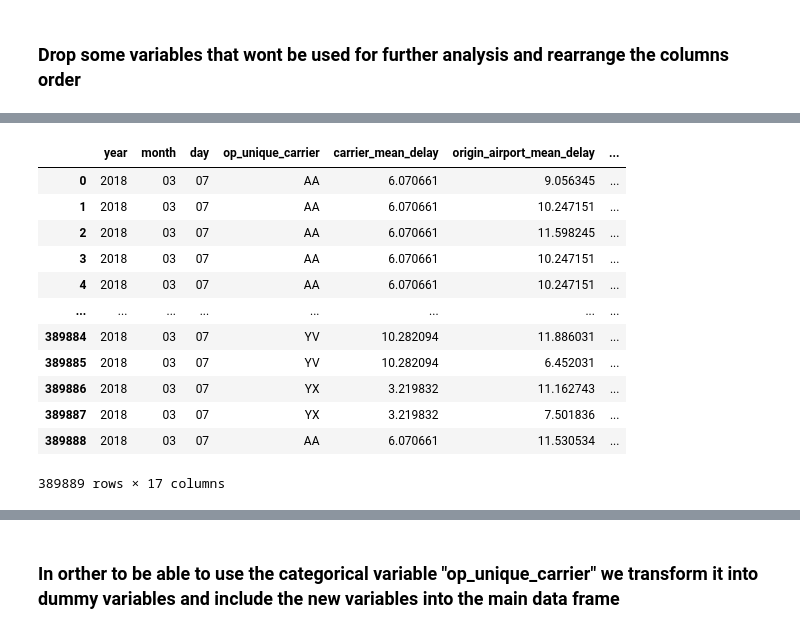
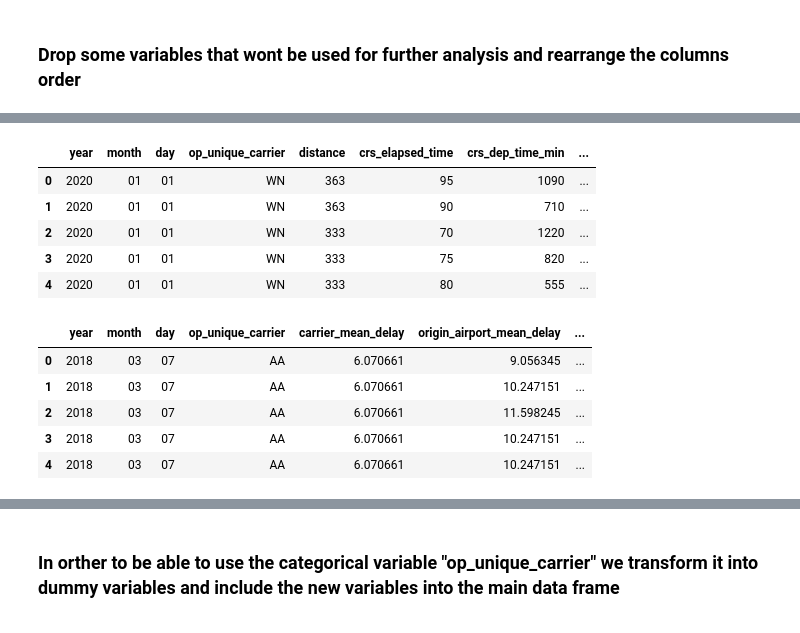
Before and after one commit to ZacharyArgentin/LHL_Midterm_Project_Predicting_Flight_Delays, a Jupyter notebook: submission_file.ipynb, the cells around one changed output, grey strips where cells are left out. Cells and saved outputs as stored; diff of their text form; code cells hidden in the pictures.

```diff
--- a/submission_file.ipynb
+++ b/submission_file.ipynb
@@ -709,5 +681,6 @@ dfx = dfx.drop(['origin_city_name',
                 'crs_arr_time',
                 'arr_time',
                 'origin',
-                'dest'
+                'dest',
+                "air_time"
                ],axis=1)
@@ -714,3 +708,12 @@ dfx = dfx.drop(['origin_city_name',
+# %%
+dfTest.head()
+# %% [output]
+|  | year | month | day | op_unique_carrier | distance | crs_elapsed_time | crs_dep_time_min | ... |
+| 0 | 2020 | 01 | 01 | WN | 363 | 95 | 1090 | ... |
+| 1 | 2020 | 01 | 01 | WN | 363 | 90 | 710 | ... |
+| 2 | 2020 | 01 | 01 | WN | 333 | 70 | 1220 | ... |
+| 3 | 2020 | 01 | 01 | WN | 333 | 75 | 820 | ... |
+| 4 | 2020 | 01 | 01 | WN | 333 | 80 | 555 | ... |
 # %%
 dfx = dfx[['year',
            'month',
@@ -721,7 +724,6 @@ dfx = dfx[['year',
            'crs_dep_time_min',
            'mean_depTime_origin_airport',
            'distance',
-           'air_time',
            'crs_elapsed_time',
            'actual_elapsed_time',
            'dest_airport_mean_elapsed_time',
@@ -732,16 +752,9 @@ dfx = dfx[['year',
 # %%
-dfx
+dfx.head()
 # %% [output]
 |  | year | month | day | op_unique_carrier | carrier_mean_delay | origin_airport_mean_delay | ... |
 | 0 | 2018 | 03 | 07 | AA | 6.070661 | 9.056345 | ... |
 | 1 | 2018 | 03 | 07 | AA | 6.070661 | 10.247151 | ... |
 | 2 | 2018 | 03 | 07 | AA | 6.070661 | 11.598245 | ... |
 | 3 | 2018 | 03 | 07 | AA | 6.070661 | 10.247151 | ... |
 | 4 | 2018 | 03 | 07 | AA | 6.070661 | 10.247151 | ... |
-| ... | ... | ... | ... | ... | ... | ... | ... |
-| 389884 | 2018 | 03 | 07 | YV | 10.282094 | 11.886031 | ... |
-| 389885 | 2018 | 03 | 07 | YV | 10.282094 | 6.452031 | ... |
-| 389886 | 2018 | 03 | 07 | YX | 3.219832 | 11.162743 | ... |
-| 389887 | 2018 | 03 | 07 | YX | 3.219832 | 7.501836 | ... |
-| 389888 | 2018 | 03 | 07 | AA | 6.070661 | 11.530534 | ... |
-389889 rows × 17 columns
```
Also changed, not shown: parts of 25 cells of this notebook.
